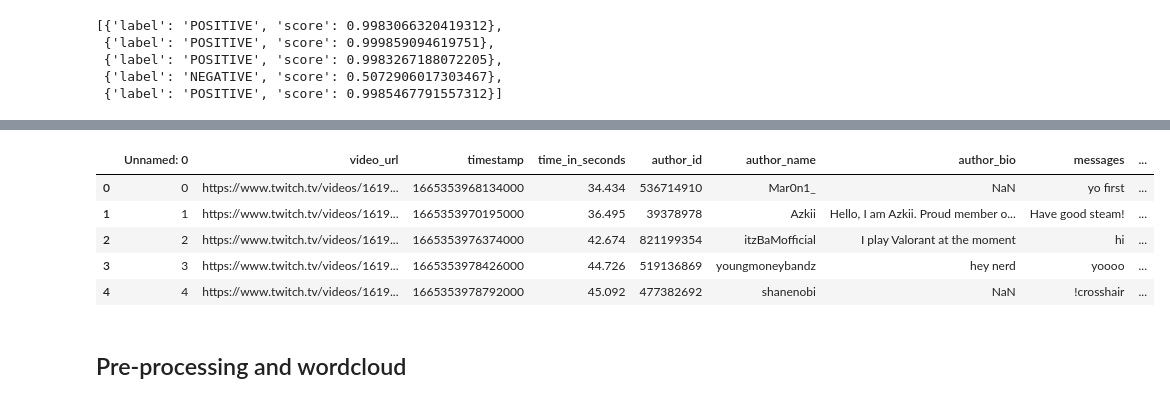
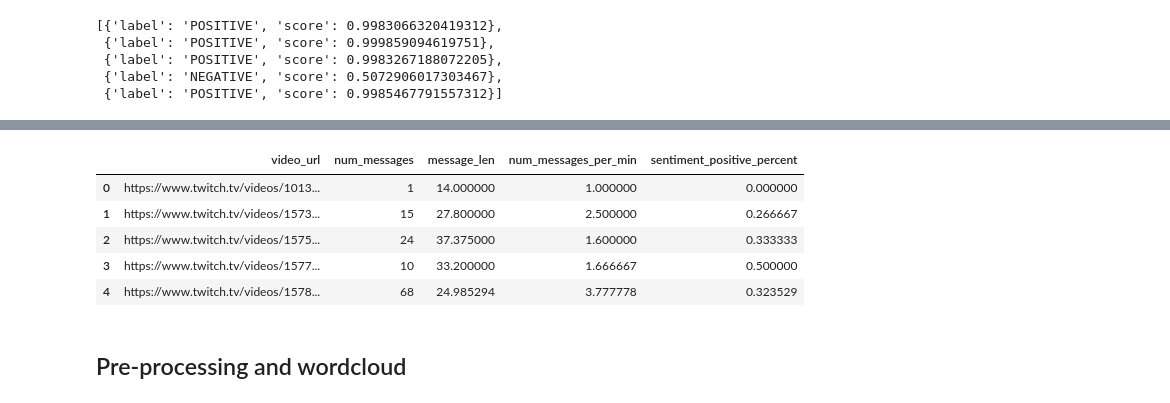
Before and after one commit to pearl-yu/twitch_project, a Jupyter notebook: independent_variable_chat_exploration.ipynb, the cells around one changed output, grey strips where cells are left out. Cells and saved outputs as stored; diff of their text form; code cells hidden in the pictures.

```diff
--- a/independent_variable_chat_exploration.ipynb
+++ b/independent_variable_chat_exploration.ipynb
@@ -161,4 +154,9 @@ chat_df['sentiment_label'].isnull().sum()
-# %%
-temp = chat_df.groupby(['video_url','time_in_minutes'])['messages'].count().reset_index()
-
-chat_features_df['num_messages_per_min'] = temp.groupby('video_url')['messages'].mean().values
+# %%
+chat_df['sentiment'] = sentiment
+temp = chat_df['sentiment'].apply(pd.Series).reset_index()
+chat_df = pd.concat([chat_df, temp], axis=1)
+
+chat_df.rename(columns={'label':'sentiment_label',
+                        'score':'sentiment_score'},inplace=True)
+# %%
+chat_df['sentiment_label_dummy']= np.where(chat_df['sentiment_label'] == 'POSITIVE',1,0)
@@ -165,3 +172,5 @@ chat_features_df['num_messages_per_min'] = temp.groupby('video_url')['messages']
+# %%
+chat_features_df['sentiment_positive_percent'] = chat_df.groupby(['video_url'])['sentiment_label_dummy'].mean().values
 # %%
 #i = 0
 #file_list = ['sentiments1','sentiments2','sentiments3','sentiments4','sentiments5']
@@ -171,14 +180,14 @@ chat_features_df['num_messages_per_min'] = temp.groupby('video_url')['messages']
 #      temp = pickle.load(fp)
 #      sentiment.append(temp)
 # %%
-chat_df.head()
+chat_features_df.head()
 # %% [output]
-|  | Unnamed: 0 | video_url | timestamp | time_in_seconds | author_id | author_name | author_bio | messages | ... |
-| 0 | 0 | https://www.twitch.tv/videos/1619... | 1665353968134000 | 34.434 | 536714910 | Mar0n1_ | NaN | yo first | ... |
-| 1 | 1 | https://www.twitch.tv/videos/1619... | 1665353970195000 | 36.495 | 39378978 | Azkii | Hello, I am Azkii. Proud member o... | Have good steam! | ... |
-| 2 | 2 | https://www.twitch.tv/videos/1619... | 1665353976374000 | 42.674 | 821199354 | itzBaMofficial | I play Valorant at the moment | hi | ... |
-| 3 | 3 | https://www.twitch.tv/videos/1619... | 1665353978426000 | 44.726 | 519136869 | youngmoneybandz | hey nerd | yoooo | ... |
-| 4 | 4 | https://www.twitch.tv/videos/1619... | 1665353978792000 | 45.092 | 477382692 | shanenobi | NaN | !crosshair | ... |
+|  | video_url | num_messages | message_len | num_messages_per_min | sentiment_positive_percent |
+| 0 | https://www.twitch.tv/videos/1013... | 1 | 14.000000 | 1.000000 | 0.000000 |
+| 1 | https://www.twitch.tv/videos/1573... | 15 | 27.800000 | 2.500000 | 0.266667 |
+| 2 | https://www.twitch.tv/videos/1575... | 24 | 37.375000 | 1.600000 | 0.333333 |
+| 3 | https://www.twitch.tv/videos/1577... | 10 | 33.200000 | 1.666667 | 0.500000 |
+| 4 | https://www.twitch.tv/videos/1578... | 68 | 24.985294 | 3.777778 | 0.323529 |
 # %% [markdown]
 ## Pre-processing and wordcloud
 # %%
```
Also changed, not shown: parts of 3 cells of this notebook.
